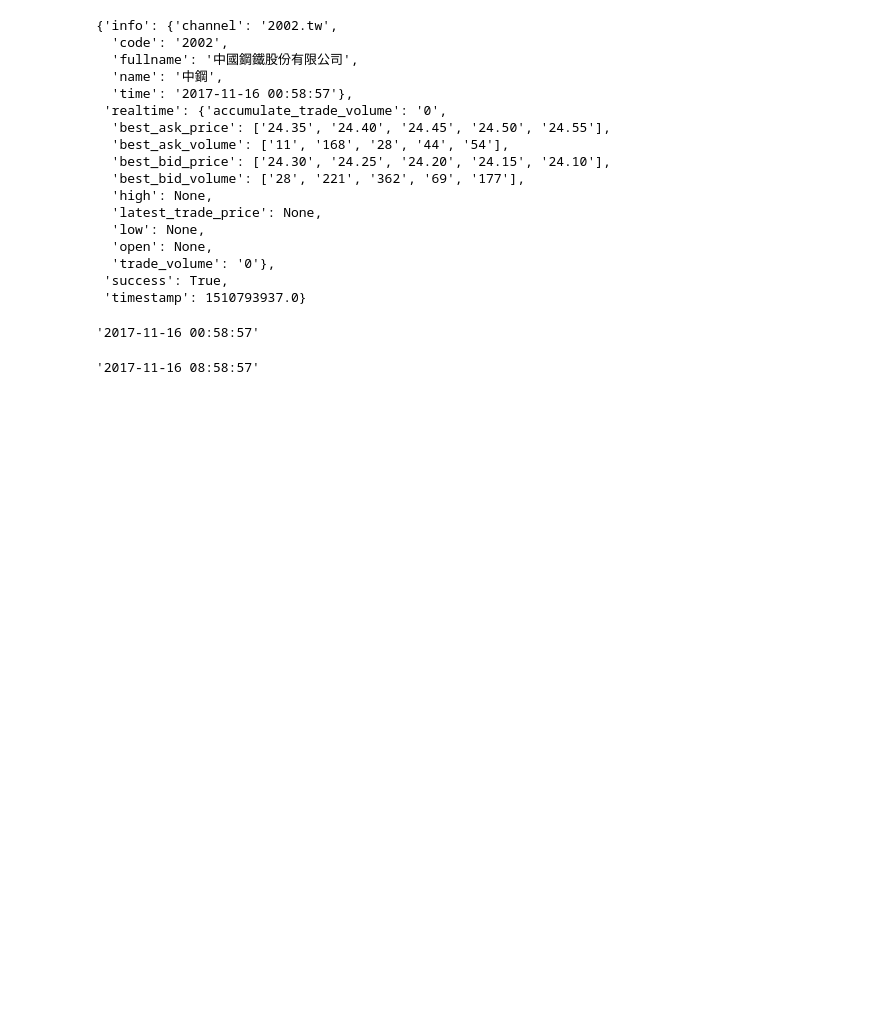
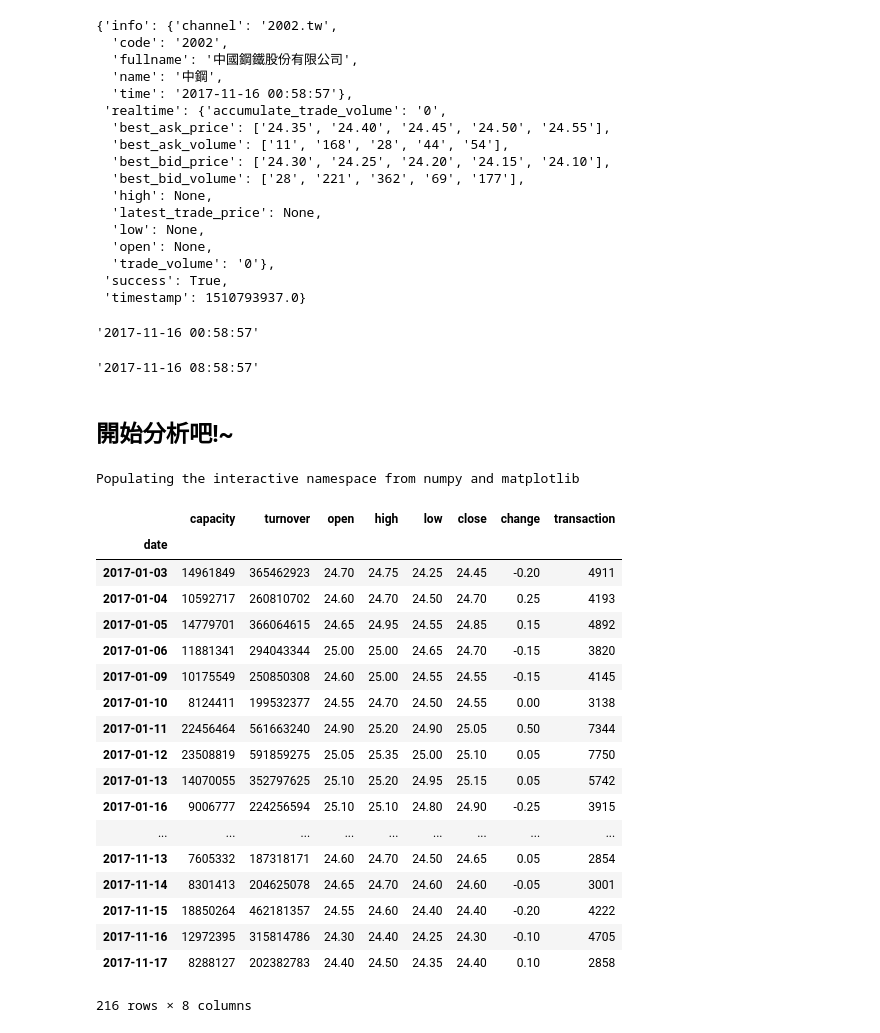
Before and after one commit to maloyang/stock-line-bot, a Jupyter notebook: line股票機器人DIY.ipynb, the cells around one changed output. Cells and saved outputs as stored; diff of their text form; code cells hidden in the pictures; blank space fills up the shorter version.

```diff
--- a/line股票機器人DIY.ipynb
+++ b/line股票機器人DIY.ipynb
@@ -166,3 +166,44 @@ my_datetime = datetime.fromtimestamp(stock_rt['timestamp']+8*60*60)
 my_datetime.strftime('%Y-%m-%d %H:%M:%S')
 # %% [output]
 '2017-11-16 08:58:57'
+# %% [markdown]
+## 開始分析吧!~
+# %%
+# pip install twstock pandas matplotlib pymongo
+
+%pylab inline
+import twstock
+import pandas as pd
+
+stock = twstock.Stock('2002')
+data = stock.fetch(2017, 1)
+df = pd.DataFrame.from_dict(data)
+
+for m in range(2, 12):
+    data = stock.fetch(2017, m)
+    df_tmp = pd.DataFrame.from_dict(data)
+    df = df.append(df_tmp)
+
+df = df.set_index('date')
+df
+# %% [output]
+Populating the interactive namespace from numpy and matplotlib
+|  | capacity | turnover | open | high | low | close | change | transaction |
+| date |  |  |  |  |  |  |  |  |
+| 2017-01-03 | 14961849 | 365462923 | 24.70 | 24.75 | 24.25 | 24.45 | -0.20 | 4911 |
+| 2017-01-04 | 10592717 | 260810702 | 24.60 | 24.70 | 24.50 | 24.70 | 0.25 | 4193 |
+| 2017-01-05 | 14779701 | 366064615 | 24.65 | 24.95 | 24.55 | 24.85 | 0.15 | 4892 |
+| 2017-01-06 | 11881341 | 294043344 | 25.00 | 25.00 | 24.65 | 24.70 | -0.15 | 3820 |
+| 2017-01-09 | 10175549 | 250850308 | 24.60 | 25.00 | 24.55 | 24.55 | -0.15 | 4145 |
+| 2017-01-10 | 8124411 | 199532377 | 24.55 | 24.70 | 24.50 | 24.55 | 0.00 | 3138 |
+| 2017-01-11 | 22456464 | 561663240 | 24.90 | 25.20 | 24.90 | 25.05 | 0.50 | 7344 |
+| 2017-01-12 | 23508819 | 591859275 | 25.05 | 25.35 | 25.00 | 25.10 | 0.05 | 7750 |
+| 2017-01-13 | 14070055 | 352797625 | 25.10 | 25.20 | 24.95 | 25.15 | 0.05 | 5742 |
+| 2017-01-16 | 9006777 | 224256594 | 25.10 | 25.10 | 24.80 | 24.90 | -0.25 | 3915 |
+| ... | ... | ... | ... | ... | ... | ... | ... | ... |
+| 2017-11-13 | 7605332 | 187318171 | 24.60 | 24.70 | 24.50 | 24.65 | 0.05 | 2854 |
+| 2017-11-14 | 8301413 | 204625078 | 24.65 | 24.70 | 24.60 | 24.60 | -0.05 | 3001 |
+| 2017-11-15 | 18850264 | 462181357 | 24.55 | 24.60 | 24.40 | 24.40 | -0.20 | 4222 |
+| 2017-11-16 | 12972395 | 315814786 | 24.30 | 24.40 | 24.25 | 24.30 | -0.10 | 4705 |
+| 2017-11-17 | 8288127 | 202382783 | 24.40 | 24.50 | 24.35 | 24.40 | 0.10 | 2858 |
+216 rows × 8 columns
```
Also changed, not shown: parts of 3 cells of this notebook.
